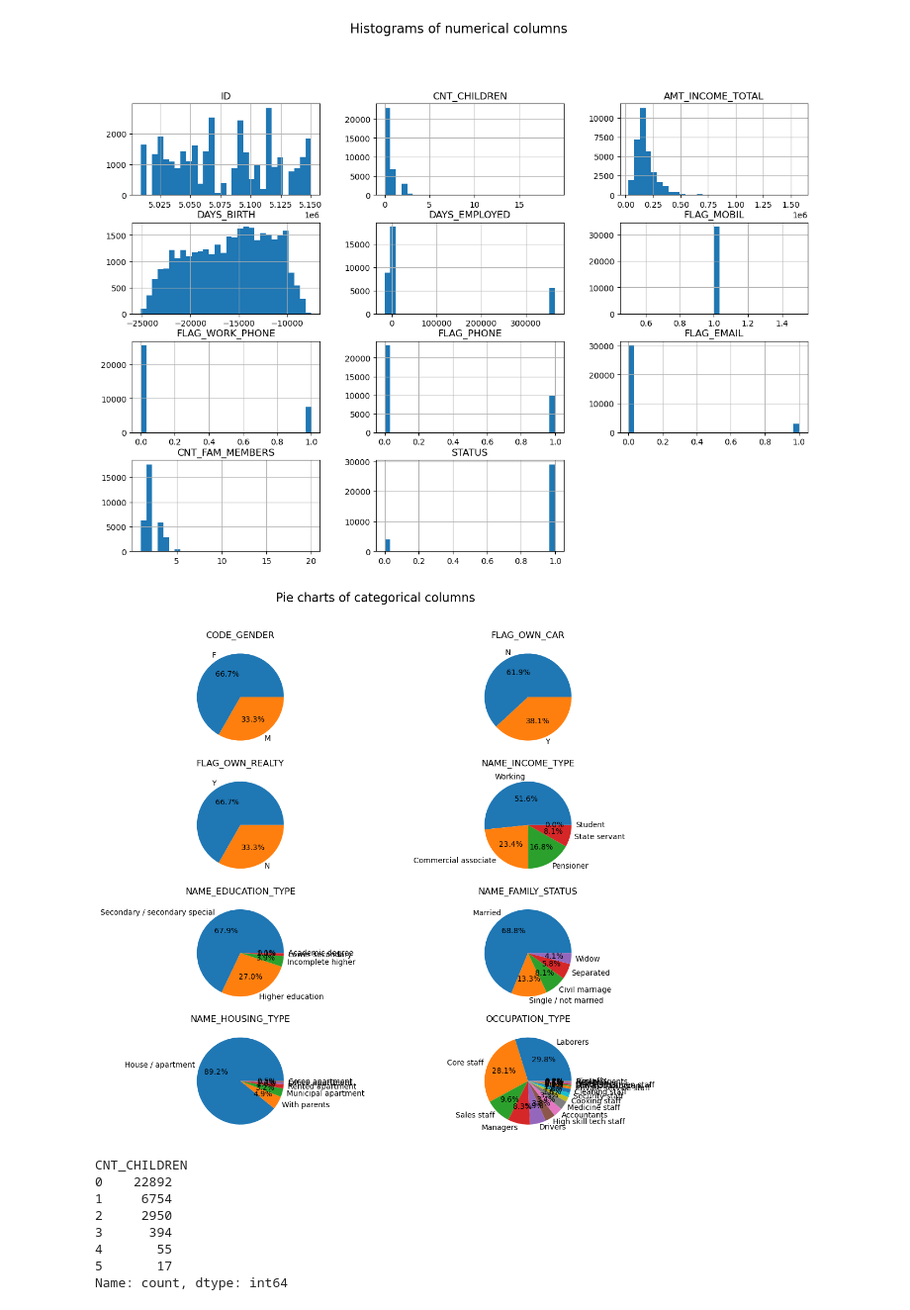
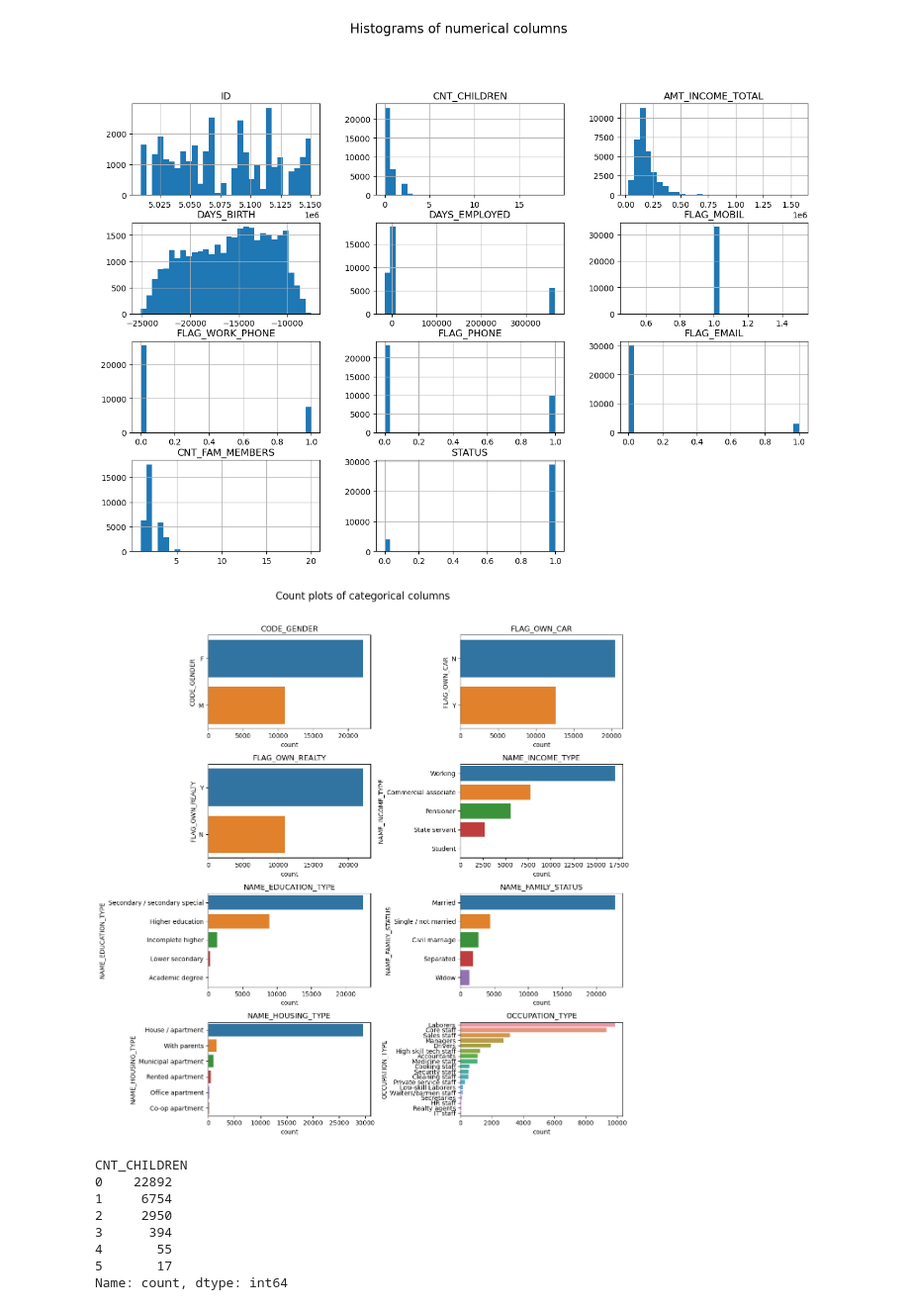
Before and after one commit to Timofeid/berkeley_capstone_project, a Jupyter notebook: notebook.ipynb, the cells around one changed output. Shown at 99% size. Saved outputs shown, nothing was run; the diff lists cells and outputs as text; code cells hidden in the pictures.

```diff
--- a/notebook.ipynb
+++ b/notebook.ipynb
@@ -273,15 +295,14 @@ plt.show()
 # %% [output]
 [figure]
 # %%
-# plot pie chart for categorical features
-fig, axes = plt.subplots(4, 2, figsize=(12, 10))
+# plot count plot for categorical features and sort them by count
+fig, axes = plt.subplots(4, 2, figsize=(12, 12))
 for i, col in enumerate(valid_applications.select_dtypes(include='object').columns):
-    valid_applications[col].value_counts().plot.pie(autopct='%1.1f%%', ax=axes[i//2, i%2])
-    axes[i//2, i%2].set_ylabel('')
+    sns.countplot(data=valid_applications, y=col, order=valid_applications[col].value_counts().index, ax=axes[i//2, i%2])
     axes[i//2, i%2].set_title(col)
 
-plt.suptitle('Pie charts of categorical columns', y=1.02, size=16)
+plt.suptitle('Count plots of categorical columns', y=1.02, size=16)
 plt.tight_layout()
 # %% [output]
-[figure, old version]
+[figure, new version]
 # %%
```
Also changed, not shown: parts of 23 cells of this notebook, 1 other file.
